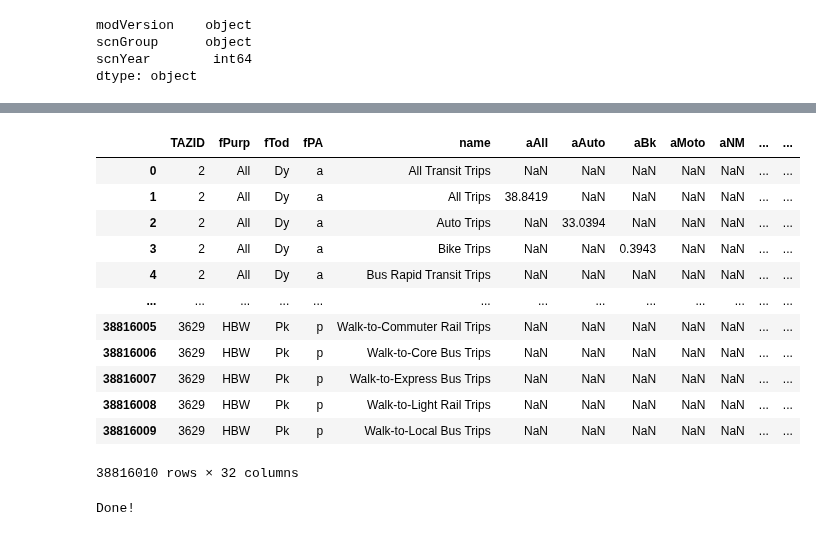
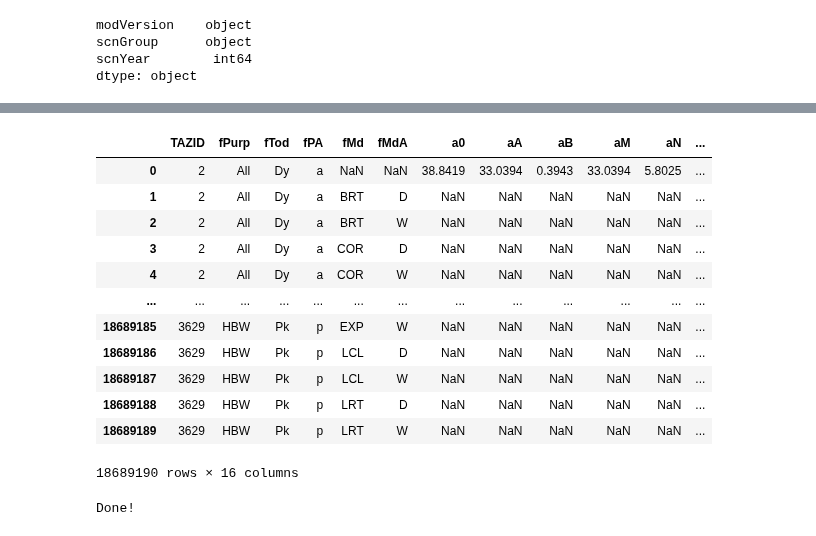
Before and after one commit to WFRCAnalytics/vizTool, a Jupyter notebook: Create-Jsons-Zones-ModeTrips-vizMap.ipynb, the cells around one changed output, grey strips where cells are left out. Cells and saved outputs as stored; diff of their text form; code cells hidden in the pictures.

Commit message:
Get mode trips working

```diff
--- a/Create-Jsons-Zones-ModeTrips-vizMap.ipynb
+++ b/Create-Jsons-Zones-ModeTrips-vizMap.ipynb
@@ -2,8 +2,10 @@
 import pandas as pd
 import os
 # %%
-sumZoneTripByMode =  'data/tripsByMode'
+summaryPath =  'data/tripsByMode'
 scnJson = '_site/scenarios.json'
 outputJsonName = 'zones-modetrips-vizmap.json'
 fnSuffix = '_ZoneSummary_TripsByMode.csv'
 scenarioDataFolder = '_site/data/scnData'
+
+debug = False
@@ -122,22 +158,30 @@ _dfs = []
 
 # Iterate through the scenarios
 for _, row in dfScn.iterrows():
-    print(row['scnGroup'] + '_' + str(row['scnYear']))
+    print(row['scnGroup'] + '__' + str(row['scnYear']))
 
     # Read the CSV into a dataframe
-    _df = pd.read_csv(sumZoneTripByMode + '/' + row['scnGroup'] + '_' + str(row['scnYear']) + fnSuffix)
-    #display(_df)
+    _df = pd.read_csv(summaryPath +'/' + row['scnGroup'] + '_' + str(row['scnYear']) + "_ZoneSummary_TripsByMode.csv")
+    if debug: display(_df)
 
-    _df_melt = _df.melt(id_vars=['TAZID'] + lstFiltersOwnCol, value_vars=dfAttributes['colName'].tolist(), var_name='colName', value_name='val')
-    #display(_df_melt)
-    _df_melt_withkeys = pd.DataFrame.merge(_df_melt, dfAttributes, on='colName')
-    #display(_df_melt_withkeys)
+    # rename filters that are their own columns
 
-    _df_melt_withkeys_pivot_atts = _df_melt_withkeys.pivot(index=[col for col in _df_melt_withkeys.columns if col not in ['aCode','val','colName']], columns='aCode', values="val")
+    # Create a dictionary for renaming columns
+    rename_dict = dfFilters[dfFilters['fOwnCol']==True].set_index('col')['fCode'].dropna().to_dict()
+
+    # Renaming columns in '_df' using the dictionary
+    _df.rename(columns=rename_dict, inplace=True)
+
+    _df_melt = _df.melt(id_vars=lstIdVars + lstFiltersOwnCol, value_vars=dfColKeys['col'].tolist(), var_name='col', value_name='val')
+    if debug: display(_df_melt)
+    _df_melt_withkeys = pd.DataFrame.merge(_df_melt, dfColKeys, on='col')
+    if debug: display(_df_melt_withkeys)
+
+    _df_melt_withkeys_pivot_atts = _df_melt_withkeys.pivot(index=[col for col in _df_melt_withkeys.columns if col not in ['aCode','val','col']], columns='aCode', values="val")
     _df_melt_withkeys_pivot_atts.columns.name = None
     _df_melt_withkeys_pivot_atts.reset_index(inplace=True)
     _df_melt_withkeys_pivot_atts
-    #display(_df_melt_withkeys_pivot_atts)
+    if debug: display(_df_melt_withkeys_pivot_atts)
 
     # Add new columns with values from filename
     _df_melt_withkeys_pivot_atts['modVersion'] = row['modVersion']
@@ -145,13 +189,29 @@ for _, row in dfScn.iterrows():
     _df_melt_withkeys_pivot_atts['scnYear'] = row['scnYear']
 
     _df_melt_withkeys_pivot_atts['scnYear'] = _df_melt_withkeys_pivot_atts['scnYear'].astype('int64')
-    #display(_df_melt_withkeys_pivot_atts)
 
     _dfs.append(_df_melt_withkeys_pivot_atts)
 
 # If you want to concatenate all the dataframes into a single dataframe
 print('combining dataframes...')
 dfCombined_melt_withkeys_pivot_atts = pd.concat(_dfs, ignore_index=True)
+
+
+# round aCode columns
+
+# Creating a dictionary to map column names to their rounding values
+rounding_dict = dict(zip(dfAttributes['aCode'], dfAttributes['aRound']))
+
+# Rounding the columns based on the mapping
+for col, round_val in rounding_dict.items():
+    if col in dfCombined_melt_withkeys_pivot_atts.columns:
+        dfCombined_melt_withkeys_pivot_atts[col] = dfCombined_melt_withkeys_pivot_atts[col].round(round_val)
+
+# fill NA with 'N/A'
+if bFillFilterNAWithTextNA:
+    dfCombined_melt_withkeys_pivot_atts[[col for col in dfCombined_melt_withkeys_pivot_atts.columns if col.startswith('f')]] = dfCombined_melt_withkeys_pivot_atts[[col for col in dfCombined_melt_withkeys_pivot_atts.columns if col.startswith('f')]].fillna('N/A')
+
 display(dfCombined_melt_withkeys_pivot_atts)
+
 print('Done!')
 # %% [output]
@@ -171,17 +231,17 @@ Needs MAG_2050
 combining dataframes...
-|  | TAZID | fPurp | fTod | fPA | name | aAll | aAuto | aBk | aMoto | aNM | ... | ... |
-| 0 | 2 | All | Dy | a | All Transit Trips | NaN | NaN | NaN | NaN | NaN | ... | ... |
-| 1 | 2 | All | Dy | a | All Trips | 38.8419 | NaN | NaN | NaN | NaN | ... | ... |
-| 2 | 2 | All | Dy | a | Auto Trips | NaN | 33.0394 | NaN | NaN | NaN | ... | ... |
-| 3 | 2 | All | Dy | a | Bike Trips | NaN | NaN | 0.3943 | NaN | NaN | ... | ... |
-| 4 | 2 | All | Dy | a | Bus Rapid Transit Trips | NaN | NaN | NaN | NaN | NaN | ... | ... |
+|  | TAZID | fPurp | fTod | fPA | fMd | fMdA | a0 | aA | aB | aM | aN | ... |
+| 0 | 2 | All | Dy | a | NaN | NaN | 38.8419 | 33.0394 | 0.3943 | 33.0394 | 5.8025 | ... |
+| 1 | 2 | All | Dy | a | BRT | D | NaN | NaN | NaN | NaN | NaN | ... |
+| 2 | 2 | All | Dy | a | BRT | W | NaN | NaN | NaN | NaN | NaN | ... |
+| 3 | 2 | All | Dy | a | COR | D | NaN | NaN | NaN | NaN | NaN | ... |
+| 4 | 2 | All | Dy | a | COR | W | NaN | NaN | NaN | NaN | NaN | ... |
 | ... | ... | ... | ... | ... | ... | ... | ... | ... | ... | ... | ... | ... |
-| 38816005 | 3629 | HBW | Pk | p | Walk-to-Commuter Rail Trips | NaN | NaN | NaN | NaN | NaN | ... | ... |
-| 38816006 | 3629 | HBW | Pk | p | Walk-to-Core Bus Trips | NaN | NaN | NaN | NaN | NaN | ... | ... |
-| 38816007 | 3629 | HBW | Pk | p | Walk-to-Express Bus Trips | NaN | NaN | NaN | NaN | NaN | ... | ... |
-| 38816008 | 3629 | HBW | Pk | p | Walk-to-Light Rail Trips | NaN | NaN | NaN | NaN | NaN | ... | ... |
-| 38816009 | 3629 | HBW | Pk | p | Walk-to-Local Bus Trips | NaN | NaN | NaN | NaN | NaN | ... | ... |
+| 18689185 | 3629 | HBW | Pk | p | EXP | W | NaN | NaN | NaN | NaN | NaN | ... |
+| 18689186 | 3629 | HBW | Pk | p | LCL | D | NaN | NaN | NaN | NaN | NaN | ... |
+| 18689187 | 3629 | HBW | Pk | p | LCL | W | NaN | NaN | NaN | NaN | NaN | ... |
+| 18689188 | 3629 | HBW | Pk | p | LRT | D | NaN | NaN | NaN | NaN | NaN | ... |
+| 18689189 | 3629 | HBW | Pk | p | LRT | W | NaN | NaN | NaN | NaN | NaN | ... |
-38816010 rows × 32 columns
+18689190 rows × 16 columns
 Done!
 # %%
 ## replace zeros with NaN
```
Also changed, not shown: parts of 6 cells of this notebook, 20 other files.
